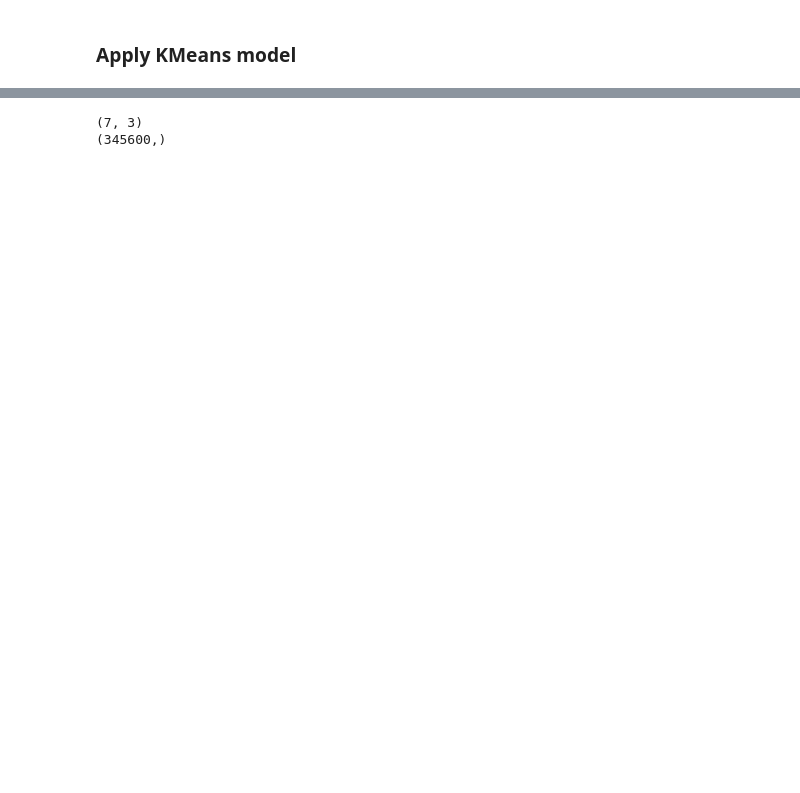
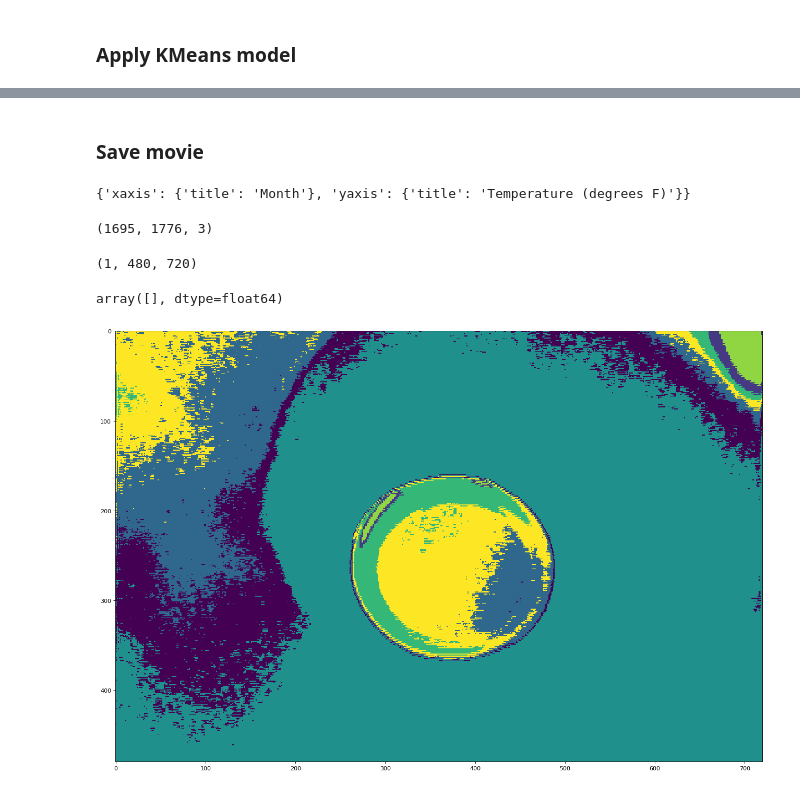
Before and after one commit to msorba/dsi-capstone, a Jupyter notebook: video_processing.ipynb, the cells around one changed output, grey strips where cells are left out. Saved outputs shown, nothing was run; the diff lists cells and outputs as text; code cells hidden in the pictures; blank space fills up the shorter version.

```diff
--- a/video_processing.ipynb
+++ b/video_processing.ipynb
@@ -75,0 +168,6 @@ x = np.reshape(X[0], (-1, 3))
+# %% [markdown]
+### Save movie
+# %%
+layout
+# %% [output]
+{'xaxis': {'title': 'Month'}, 'yaxis': {'title': 'Temperature (degrees F)'}}
@@ -75,0 +192,4 @@ x = np.reshape(X[0], (-1, 3))
+# %%
+img1.shape
+# %% [output]
+(1695, 1776, 3)
@@ -76,11 +199,37 @@ x = np.reshape(X[0], (-1, 3))
+# %%
+import cv2
+
+img1 = cv2.imread('1.jpg')
+img2 = cv2.imread('2.jpg')
+img3 = cv2.imread('3.jpg')
+
+height , width , layers =  img1.shape
+
+
+
+video.write(img1)
+video.write(img2)
+video.write(img3)
+
+cv2.destroyAllWindows()
+video.release()
+# %% [output]
+(1, 480, 720)
+# %%
+percent_wrinkle
+# %% [output]
+array([], dtype=float64)
 # %%
-km = KMeans(n_clusters=7, random_state=0)
-km.fit(x)
-print(km.cluster_centers_.shape)
-print(km.labels_.shape)
+# km = KMeans(n_clusters=7, random_state=0)
+# km.fit(X[0])
+# print(km.cluster_centers_.shape)
+# print(km.labels_.shape)
-# %% [output]
-(7, 3)
-(345600,)
+# %%
+plt.figure(num=None, figsize=(20, 20), dpi=80, facecolor='w', edgecolor='k')
+imgplot = plt.imshow(classes)
+plt.show()
+# %% [output]
+[figure, added]
 # %%
 def plot_classes(labels, shape):
     classes = np.reshape(labels, shape)
```
Also changed, not shown: parts of 18 cells of this notebook, 1 other file.
